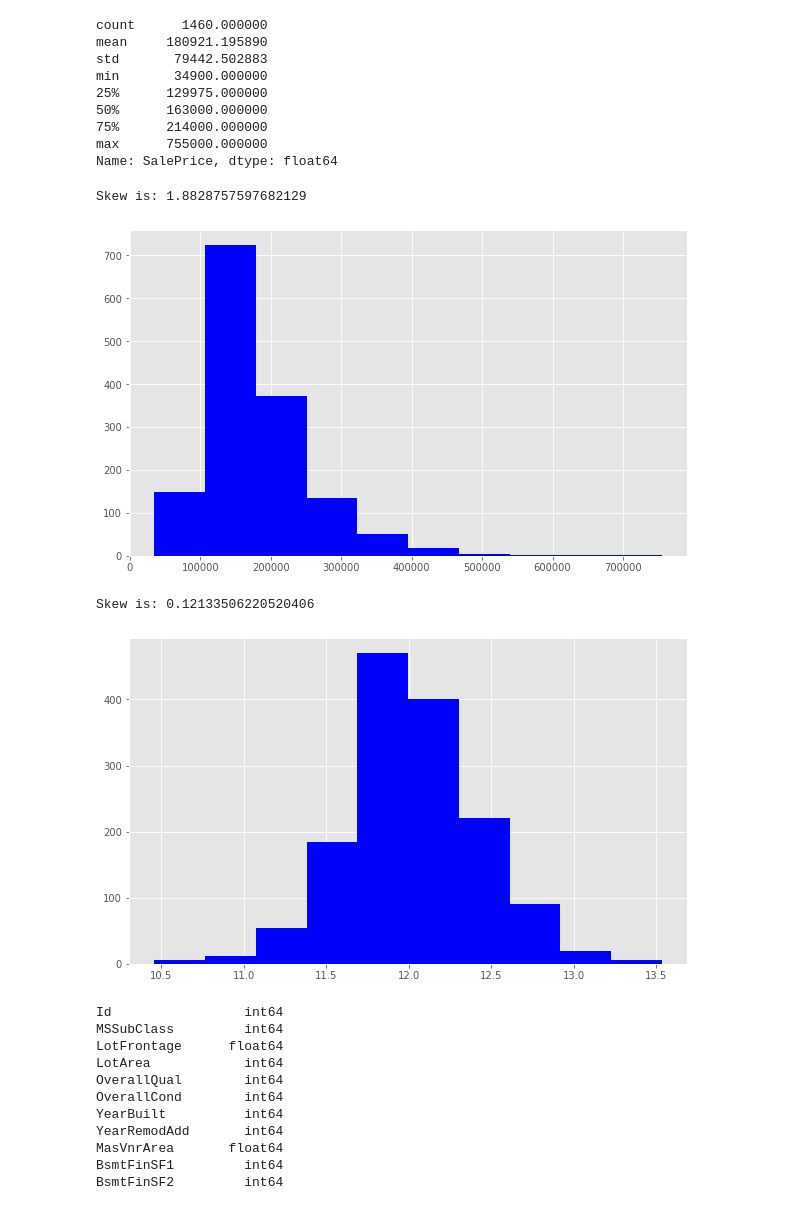
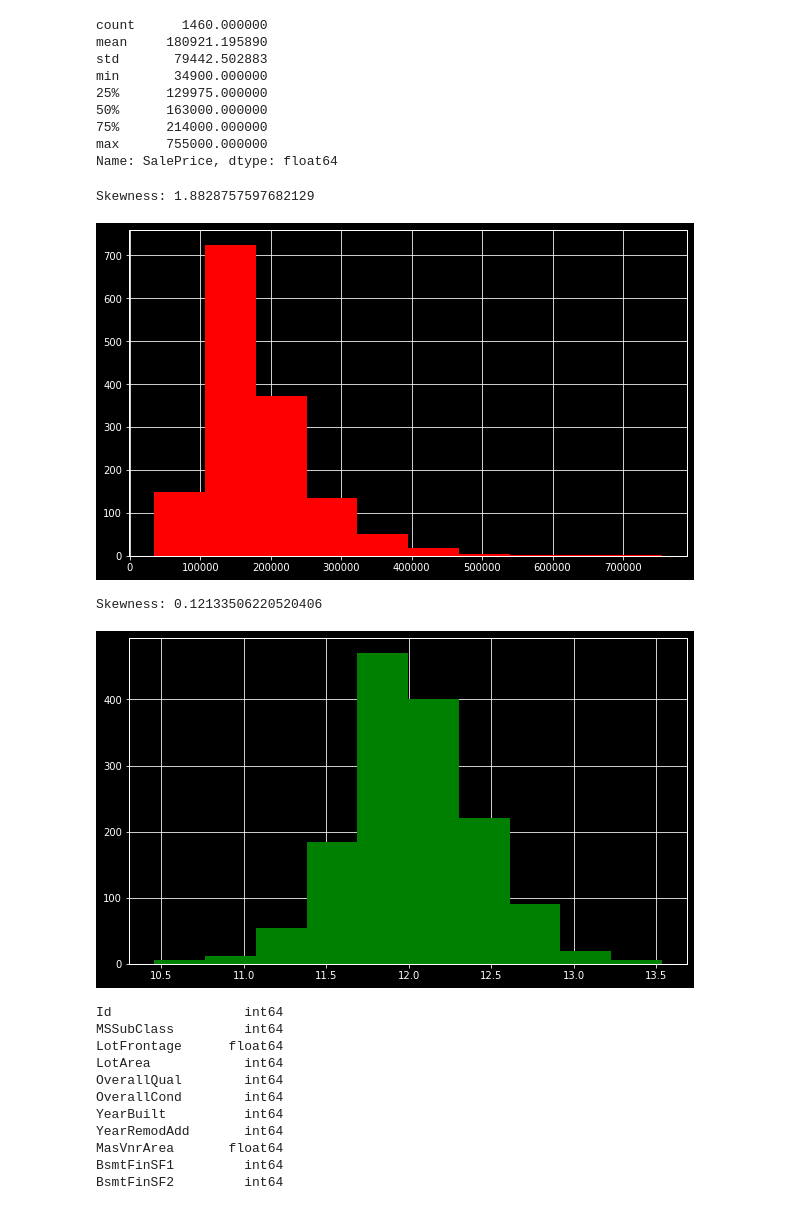
Before and after one commit to marcovalle2000/group24_housing, a Jupyter notebook: 07_02.ipynb, the cells around one changed output. Saved outputs shown, nothing was run; the diff lists cells and outputs as text; code cells hidden in the pictures.

```diff
--- a/07_02.ipynb
+++ b/07_02.ipynb
@@ -37,6 +40,6 @@ train.head()
 #we import Matplotlib, a library that allows us to do plotting on the data (plotting allows us to visualize the distribution of the data)
 # %%
 import matplotlib.pyplot as plt
-plt.style.use(style='ggplot')
+plt.style.use(style='dark_background')
 plt.rcParams['figure.figsize'] = (10, 6)
 # %%
@@ -60,10 +63,10 @@ Name: SalePrice, dtype: float64
 # %%
 print ("Skewness:", train.SalePrice.skew())
-plt.hist(train.SalePrice, color='blue')
+plt.hist(train.SalePrice, color='red')
 plt.show()
 # %% [output]
-Skew is: 1.8828757597682129
+Skewness: 1.8828757597682129
-[figure, old version]
+[figure, new version]
 # %%
 #the distribution goes longer on the right, so it's positively skewed
 # %%
@@ -71,10 +74,10 @@ Skew is: 1.8828757597682129
 # %%
 target = np.log(train.SalePrice)
 print ("Skewness:", target.skew())
-plt.hist(target, color='blue')
+plt.hist(target, color='green')
 plt.show()
 # %% [output]
-Skew is: 0.12133506220520406
+Skewness: 0.12133506220520406
-[figure, old version]
+[figure, new version]
 # %%
 #First, we’ll check out the numerical features and make some plots.
```
Also changed, not shown: parts of 28 cells of this notebook.
